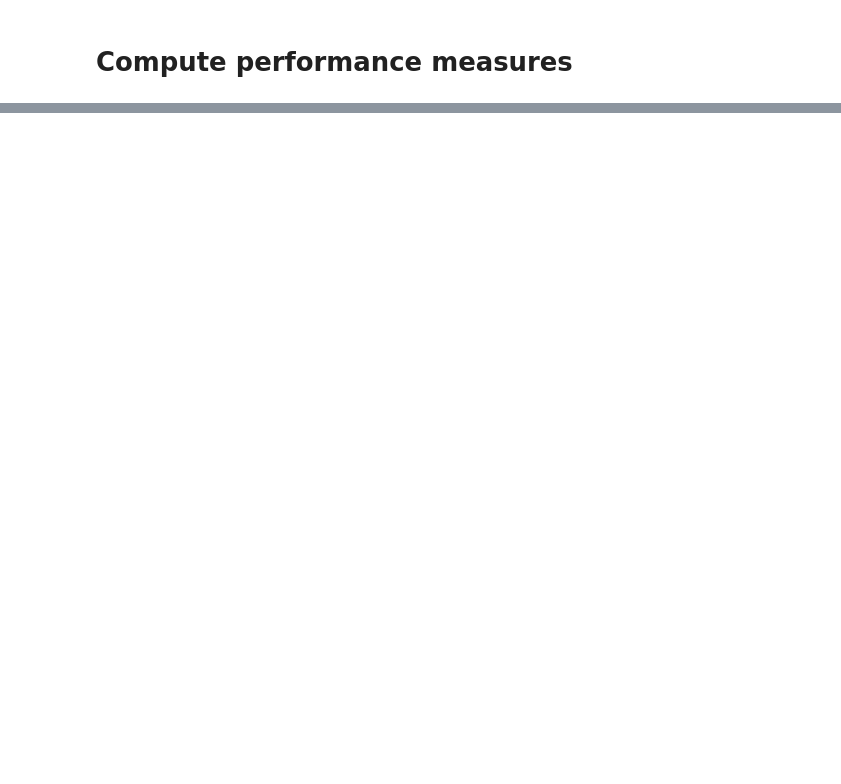
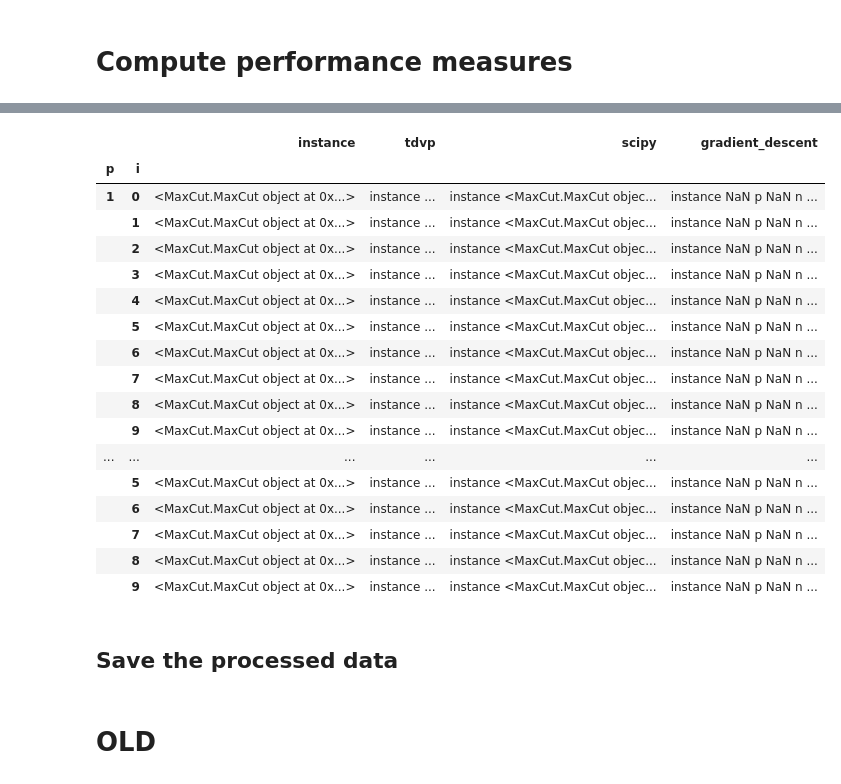
Before and after one commit to LeonhardRichter/TDVP_and_QAOA, a Jupyter notebook: data_processing.ipynb, the cells around one changed output, grey strips where cells are left out. Drawn from its saved outputs; the diff is of its cells as text; code cells hidden in the pictures; blank space fills up the shorter version.

Commit message:
write data processing

```diff
--- a/data_processing.ipynb
+++ b/data_processing.ipynb
@@ -267,4 +207,0 @@ KeyboardInterrupt:
-# %%
-df.insert(3, 'approximation_ratio', df.swifter.apply(lambda row: approximation_ratio(row['bin_answer'],row['best_cost_value'],row['qaoa']), axis=1))
-# %%
-df.insert(3, 'expectation_of_approximation_ratio', df.swifter.apply(lambda row: expectation_of_approximation_ratio(row['final_state'],row['best_cost_value'],row['qaoa']), axis=1))
@@ -270,0 +217,15 @@ df.insert(3, 'expectation_of_approximation_ratio', df.swifter.apply(lambda row:
+# %%
+def compute_measures(res:pd.Series, qaoa:QAOA)->pd.Series:
+    if res.res.success:
+        state = qaoa.state(res.delta)
+        res['answer'] = answer(state)
+        res['bin_answer'] = bin_answer(res['answer'], res['n'])
+        res['best_cost_value'] = best_cost_value(qaoa)
+        res['approximation_ratio'] = approximation_ratio(res['bin_answer'], res['best_cost_value'], qaoa)
+        res['expectation_of_approximation_ratio']=expectation_of_approximation_ratio(state, res['best_cost_value'], qaoa)
+        res['circuit_count'] = circuit_count(res['steps'], res['algorithm'], res['p'], res['n'])
+        res['gate_count'] = gate_count(res['steps'], res['algorithm'], res['n'],res['p'], qaoa)
+        res['path_length'] = path_length(res['path'])
+        res['groundspace_overlap'] = groundspace_overlap(qaoa.groundspace, state)
+        res['groundspace_sharpness'] = groundspace_sharpness(qaoa.groundspace, state)
+    return res
@@ -271 +252,37 @@ df.insert(3, 'expectation_of_approximation_ratio', df.swifter.apply(lambda row:
+# %%
+def measures_mapping(row:pd.Series):
+    qaoa = QAOA(row['instance'].qubo,p=row.name[0])
+    if row.tdvp.algorithm is not None:
+        row.tdvp = compute_measures(row.tdvp,qaoa)
+    # if row.scipy.algorithm is not None:
+    #     row.scipy =compute_measures(row.scipy,qaoa)
+    # if row.gradient_descent.algorithm is not None:
+    #     row.gradient_descent =compute_measures(row.gradient_descent,qaoa)
+    return row
+def compute_measures_apply(df:pd.DataFrame)->pd.DataFrame:
+    return df.swifter.apply(measures_mapping, axis=1)
+# %%
+df = compute_measures_apply(df)
+df
+# %% [output]
+|  |  | instance | tdvp | scipy | gradient_descent |
+| p | i |  |  |  |  |
+| 1 | 0 | <MaxCut.MaxCut object at 0x...> | instance ... | instance <MaxCut.MaxCut objec... | instance NaN p NaN n ... |
+|  | 1 | <MaxCut.MaxCut object at 0x...> | instance ... | instance <MaxCut.MaxCut objec... | instance NaN p NaN n ... |
+|  | 2 | <MaxCut.MaxCut object at 0x...> | instance ... | instance <MaxCut.MaxCut objec... | instance NaN p NaN n ... |
+|  | 3 | <MaxCut.MaxCut object at 0x...> | instance ... | instance <MaxCut.MaxCut objec... | instance NaN p NaN n ... |
+|  | 4 | <MaxCut.MaxCut object at 0x...> | instance ... | instance <MaxCut.MaxCut objec... | instance NaN p NaN n ... |
+|  | 5 | <MaxCut.MaxCut object at 0x...> | instance ... | instance <MaxCut.MaxCut objec... | instance NaN p NaN n ... |
+|  | 6 | <MaxCut.MaxCut object at 0x...> | instance ... | instance <MaxCut.MaxCut objec... | instance NaN p NaN n ... |
+|  | 7 | <MaxCut.MaxCut object at 0x...> | instance ... | instance <MaxCut.MaxCut objec... | instance NaN p NaN n ... |
+|  | 8 | <MaxCut.MaxCut object at 0x...> | instance ... | instance <MaxCut.MaxCut objec... | instance NaN p NaN n ... |
+|  | 9 | <MaxCut.MaxCut object at 0x...> | instance ... | instance <MaxCut.MaxCut objec... | instance NaN p NaN n ... |
+| ... | ... | ... | ... | ... | ... |
+|  | 5 | <MaxCut.MaxCut object at 0x...> | instance ... | instance <MaxCut.MaxCut objec... | instance NaN p NaN n ... |
+|  | 6 | <MaxCut.MaxCut object at 0x...> | instance ... | instance <MaxCut.MaxCut objec... | instance NaN p NaN n ... |
+|  | 7 | <MaxCut.MaxCut object at 0x...> | instance ... | instance <MaxCut.MaxCut objec... | instance NaN p NaN n ... |
+|  | 8 | <MaxCut.MaxCut object at 0x...> | instance ... | instance <MaxCut.MaxCut objec... | instance NaN p NaN n ... |
+|  | 9 | <MaxCut.MaxCut object at 0x...> | instance ... | instance <MaxCut.MaxCut objec... | instance NaN p NaN n ... |
+# %% [markdown]
+## Save the processed data
 # %%
@@ -273,0 +293,2 @@ df.insert(3, 'expectation_of_approximation_ratio', df.swifter.apply(lambda row:
+# %% [markdown]
+# OLD
```
Also changed, not shown: parts of 32 cells of this notebook.
